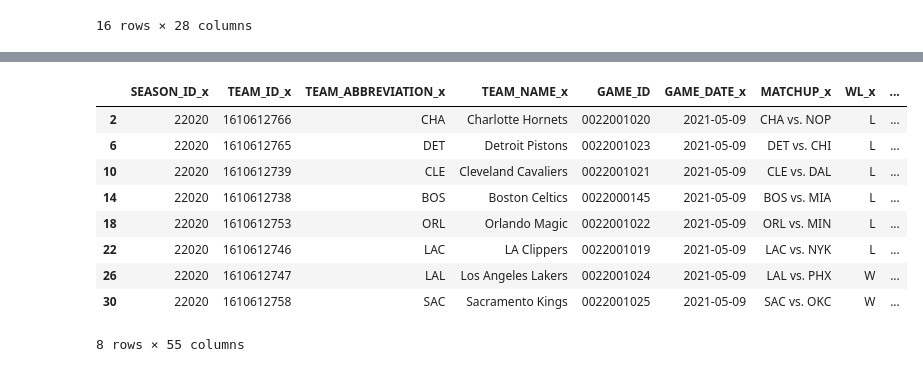
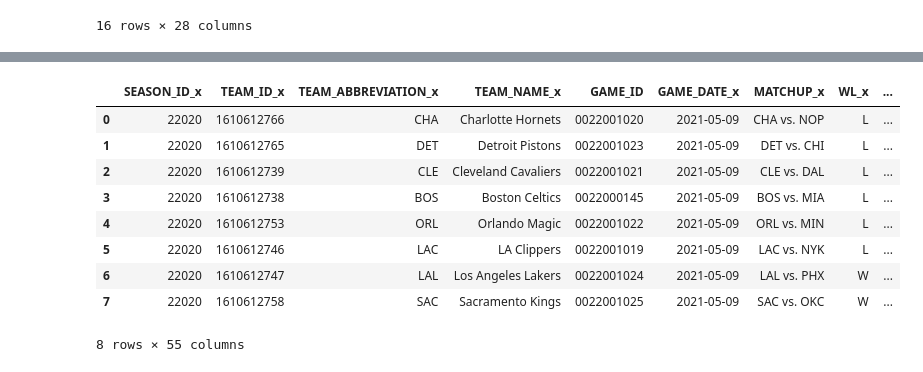
Before and after one commit to sszh1904/NBA_Match_Prediction, a Jupyter notebook: extracting_nba_api.ipynb, the cells around one changed output, grey strips where cells are left out. Drawn from its saved outputs; the diff is of its cells as text; code cells hidden in the pictures.

```diff
--- a/extracting_nba_api.ipynb
+++ b/extracting_nba_api.ipynb
@@ -57,7 +57,7 @@ main_df.to_csv('nba_api_0705.csv') # create base database, subsequent days to be
 # %% [markdown]
 # Get games for yesterday
 # %%
-yesterday = datetime.datetime.now() - datetime.timedelta(hours=24)  # based on US timezone
+yesterday = datetime.datetime.now() - datetime.timedelta(hours=36)  # based on US timezone
 ytd_date = yesterday.date().strftime("%Y-%m-%d")   # convert to string format
 ytd_date
 # %% [output]
@@ -90,6 +90,3 @@ df
 | 0 | 22020 | 1610612765 | DET | Detroit Pistons | 0022001023 | 2021-05-09 | DET vs. CHI | L | 240 | ... |
 | 0 | 22020 | 1610612766 | CHA | Charlotte Hornets | 0022001020 | 2021-05-09 | CHA vs. NOP | L | 240 | ... |
 16 rows × 28 columns
-# %%
-df = pd.read_csv("nba_api_0705.csv")
-df
@@ -156,15 +117,18 @@ df_combined
 # %%
+df_combined = df.merge(df, on='GAME_ID')
 df_combined = df_combined.drop(df_combined[df_combined['TEAM_ID_x'] == df_combined['TEAM_ID_y']].index)
 df_combined = df_combined.iloc[1:].iloc[::2]
+df_combined.reset_index(inplace=True)
+df_combined.drop(columns="index",inplace=True)
 df_combined
 # %% [output]
 |  | SEASON_ID_x | TEAM_ID_x | TEAM_ABBREVIATION_x | TEAM_NAME_x | GAME_ID | GAME_DATE_x | MATCHUP_x | WL_x | ... |
-| 2 | 22020 | 1610612766 | CHA | Charlotte Hornets | 0022001020 | 2021-05-09 | CHA vs. NOP | L | ... |
-| 6 | 22020 | 1610612765 | DET | Detroit Pistons | 0022001023 | 2021-05-09 | DET vs. CHI | L | ... |
-| 10 | 22020 | 1610612739 | CLE | Cleveland Cavaliers | 0022001021 | 2021-05-09 | CLE vs. DAL | L | ... |
-| 14 | 22020 | 1610612738 | BOS | Boston Celtics | 0022000145 | 2021-05-09 | BOS vs. MIA | L | ... |
-| 18 | 22020 | 1610612753 | ORL | Orlando Magic | 0022001022 | 2021-05-09 | ORL vs. MIN | L | ... |
-| 22 | 22020 | 1610612746 | LAC | LA Clippers | 0022001019 | 2021-05-09 | LAC vs. NYK | L | ... |
-| 26 | 22020 | 1610612747 | LAL | Los Angeles Lakers | 0022001024 | 2021-05-09 | LAL vs. PHX | W | ... |
-| 30 | 22020 | 1610612758 | SAC | Sacramento Kings | 0022001025 | 2021-05-09 | SAC vs. OKC | W | ... |
+| 0 | 22020 | 1610612766 | CHA | Charlotte Hornets | 0022001020 | 2021-05-09 | CHA vs. NOP | L | ... |
+| 1 | 22020 | 1610612765 | DET | Detroit Pistons | 0022001023 | 2021-05-09 | DET vs. CHI | L | ... |
+| 2 | 22020 | 1610612739 | CLE | Cleveland Cavaliers | 0022001021 | 2021-05-09 | CLE vs. DAL | L | ... |
+| 3 | 22020 | 1610612738 | BOS | Boston Celtics | 0022000145 | 2021-05-09 | BOS vs. MIA | L | ... |
+| 4 | 22020 | 1610612753 | ORL | Orlando Magic | 0022001022 | 2021-05-09 | ORL vs. MIN | L | ... |
+| 5 | 22020 | 1610612746 | LAC | LA Clippers | 0022001019 | 2021-05-09 | LAC vs. NYK | L | ... |
+| 6 | 22020 | 1610612747 | LAL | Los Angeles Lakers | 0022001024 | 2021-05-09 | LAL vs. PHX | W | ... |
+| 7 | 22020 | 1610612758 | SAC | Sacramento Kings | 0022001025 | 2021-05-09 | SAC vs. OKC | W | ... |
 8 rows × 55 columns
```
Also changed, not shown: parts of 4 cells of this notebook, 5 other files.
